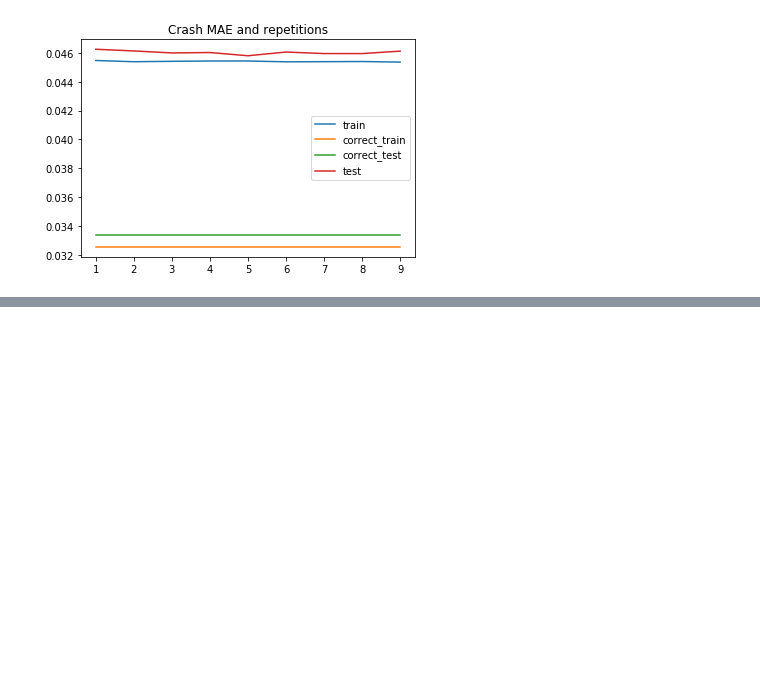
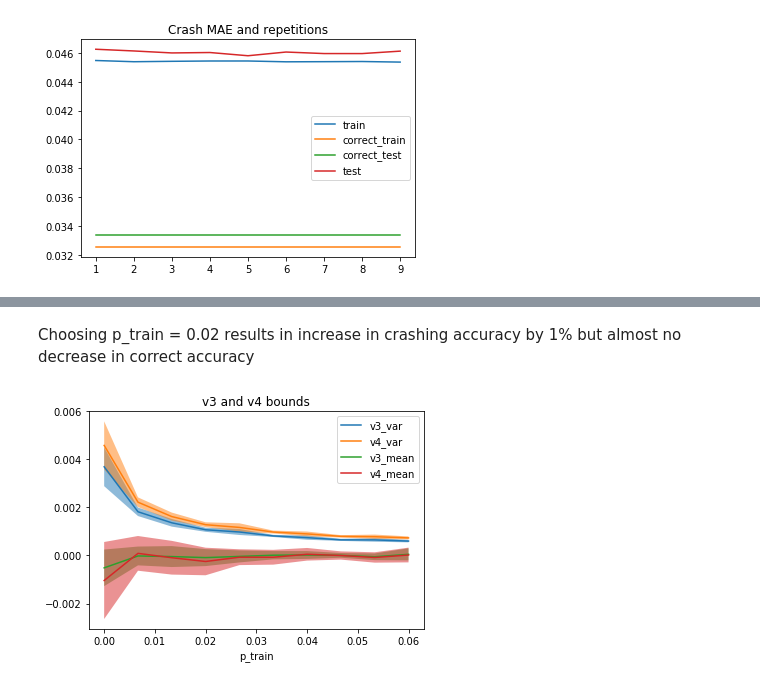
Before and after one commit to LPD-EPFL/nn-fault-tolerance, a Jupyter notebook: ComparisonIncreasingDropoutMNIST.ipynb, the cells around one changed output, grey strips where cells are left out. Drawn from its saved outputs; the diff is of its cells as text; code cells hidden in the pictures; blank space fills up the shorter version.

```diff
--- a/ComparisonIncreasingDropoutMNIST.ipynb
+++ b/ComparisonIncreasingDropoutMNIST.ipynb
@@ -157,0 +183,15 @@ plt.legend()
+# %% [markdown]
+Choosing p_train = 0.02 results in increase in crashing accuracy by 1% but almost no decrease in correct accuracy
+# %%
+plt.figure()
+plt.title('v3 and v4 bounds')
+plot_quantity(results_array, 'v3_var')
+plot_quantity(results_array, 'v4_var')
+plot_quantity(results_array, 'v3_mean')
+plot_quantity(results_array, 'v4_mean')
+plt.xlabel('p_train')
+plt.legend()
+plt.savefig('figures/comparison_v3v4_do_mnist.eps', bbox_inches = 'tight')
+plt.show()
+# %% [output]
+[figure, added]
```
Also changed, not shown: parts of 12 cells of this notebook, 4 other files.
